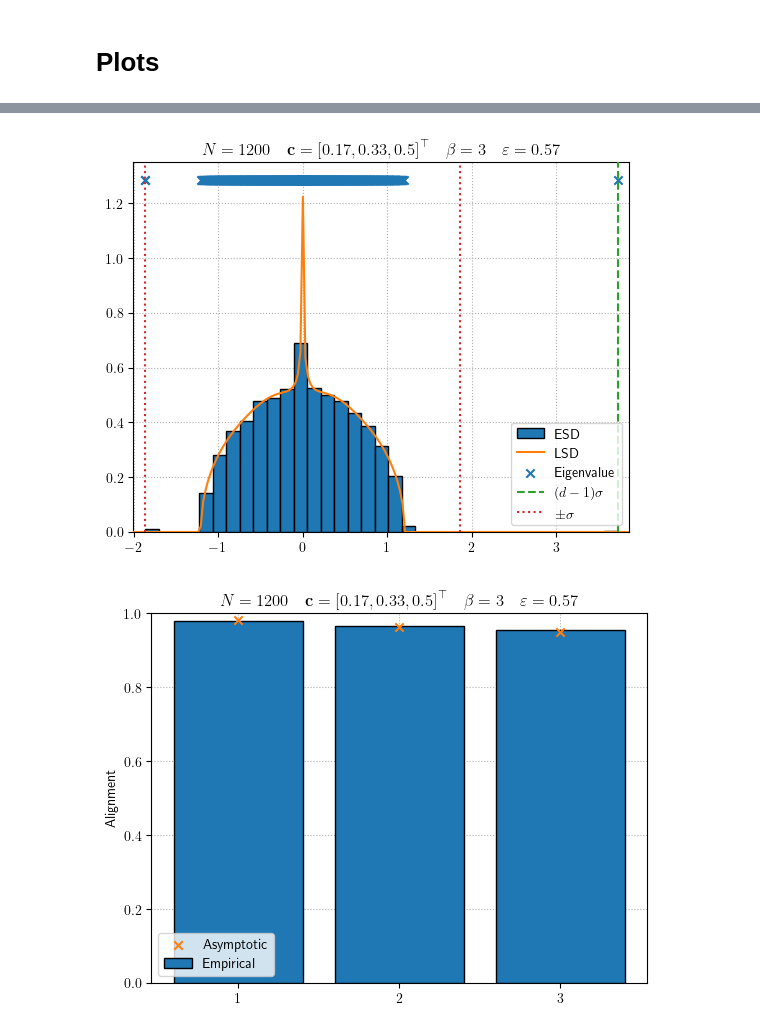
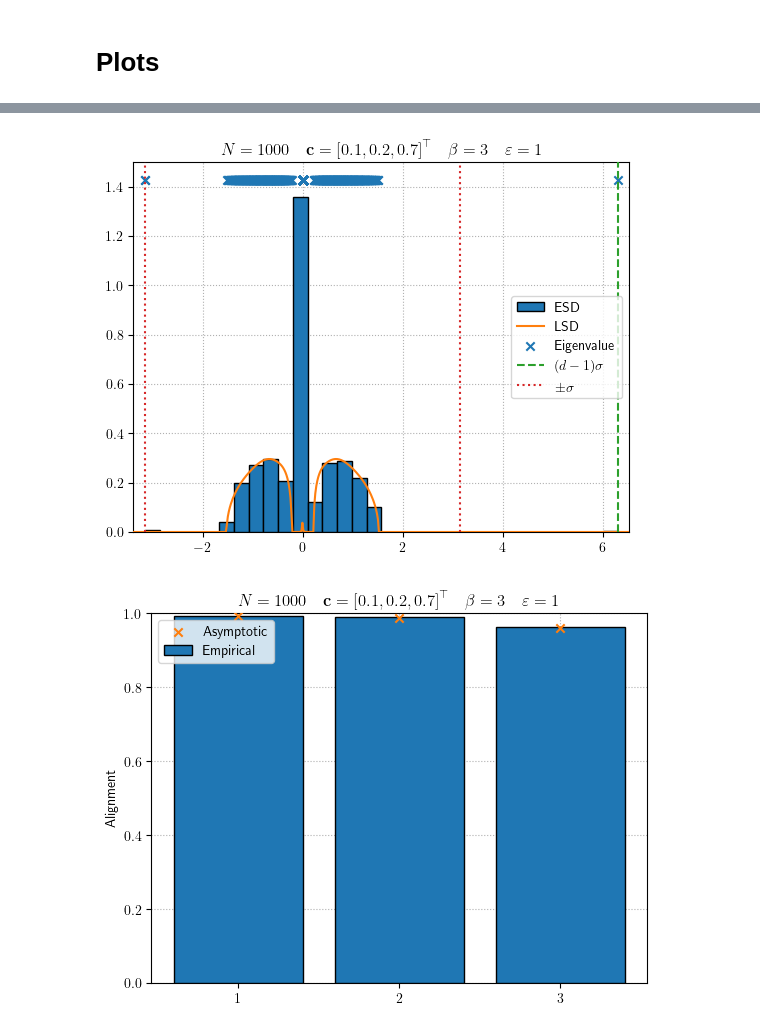
Before and after one commit to HugoLebeau/tensor_rank1approx, a Jupyter notebook: main.ipynb, the cells around one changed output, grey strips where cells are left out. Saved outputs shown, nothing was run; the diff lists cells and outputs as text; code cells hidden in the pictures.

```diff
--- a/main.ipynb
+++ b/main.ipynb
@@ -18,10 +18,9 @@ $$
 $$
 # %%
 # Set parameters
-n = np.array([200, 400, 600])
-# n = np.array([400, 400, 400])
+n = np.array([100, 200, 700])
 beta = 3
-eps = 0.57
+eps = 1
 
 d = len(n)
 N = np.sum(n)
@@ -56,7 +55,7 @@ sigma = 1.8640187611195542
 xmin, xmax = utils.plot_interv(eigvals.min(), eigvals.max())
 
 # Limiting Spectral Distribution (LSD)
-xx = np.linspace(xmin, xmax, 200)
+xx = np.linspace(xmin, xmax, 500)
 eta = 1e-5
 gg = utils.stieltjes(xx+eta*1j, c, eps, maxiter=np.inf)
 LSD = gg['g'].imag/np.pi
@@ -71,17 +85,17 @@ beta_est = 2.971375623225645
 # %%
 plt.hist(eigvals, density=True, bins='sqrt', color='C0', edgecolor='black', zorder=3, label="ESD")
 plt.plot(xx, LSD, zorder=4, color='C1', label="LSD")
 ymin, ymax = plt.ylim()
 plt.scatter(eigvals, ymax*np.ones_like(eigvals), marker='x', color='C0', zorder=4, label="Eigenvalue")
 plt.axvline((d-1)*sigma, ls='--', color='C2', zorder=4, label="$( d - 1 ) \\sigma$")
 plt.axvline(sigma, ls=':', color='C3', zorder=4, label="$\\pm \\sigma$")
 plt.axvline(-sigma, ls=':', color='C3', zorder=4)
 plt.grid(ls=':')
 plt.xlim(xmin, xmax)
-plt.legend()
+plt.legend(loc='center right')
 plt.title(setting);
 # %% [output]
-[figure, old version]
+[figure, new version]
 # %%
 ax = plt.figure().gca()
 dim = 1+np.arange(d)
@@ -94,4 +108,4 @@ plt.ylabel("Alignment")
 plt.legend()
 plt.title(setting);
 # %% [output]
-[figure, old version]
+[figure, new version]
```
Also changed, not shown: parts of 3 cells of this notebook.
